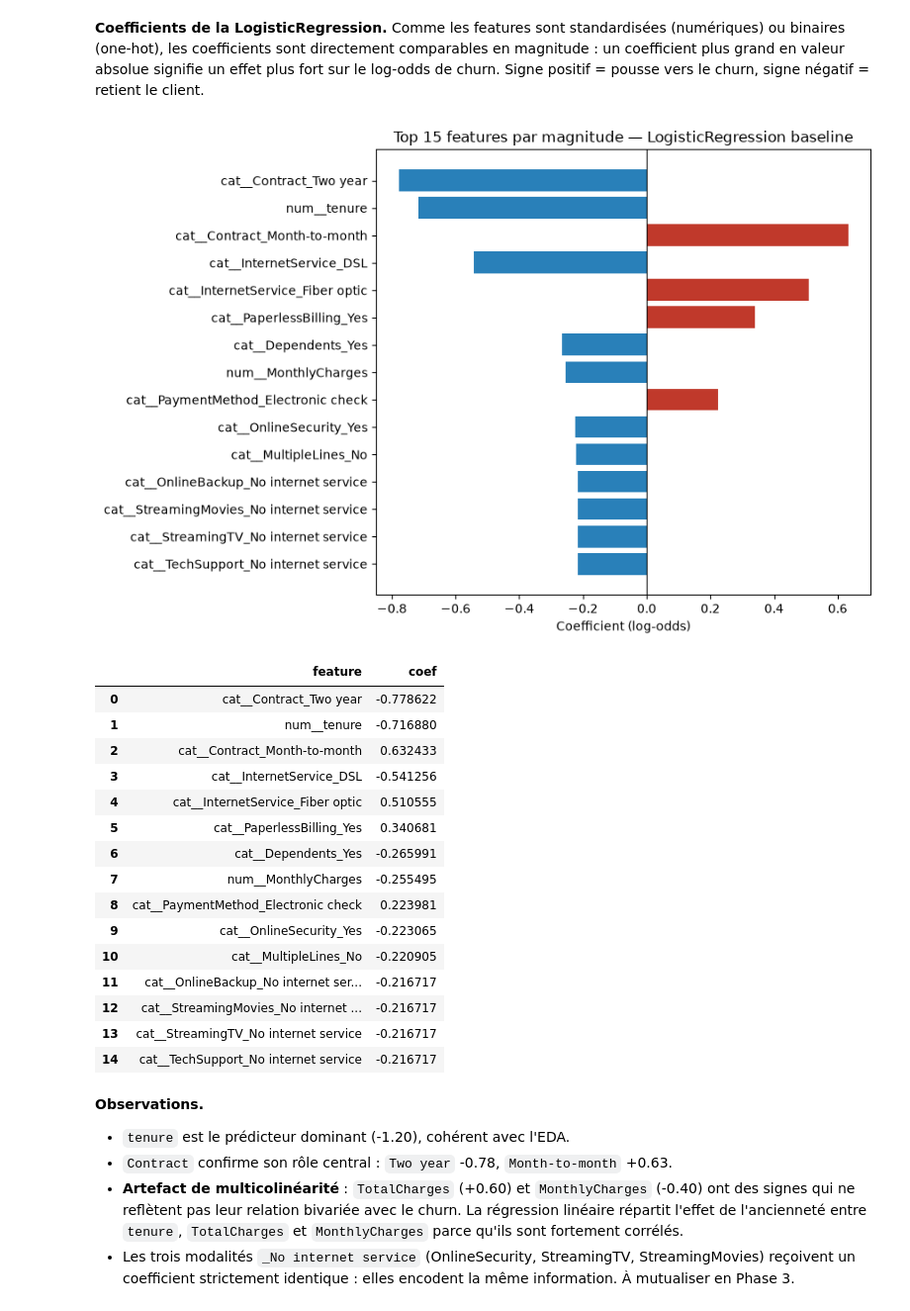
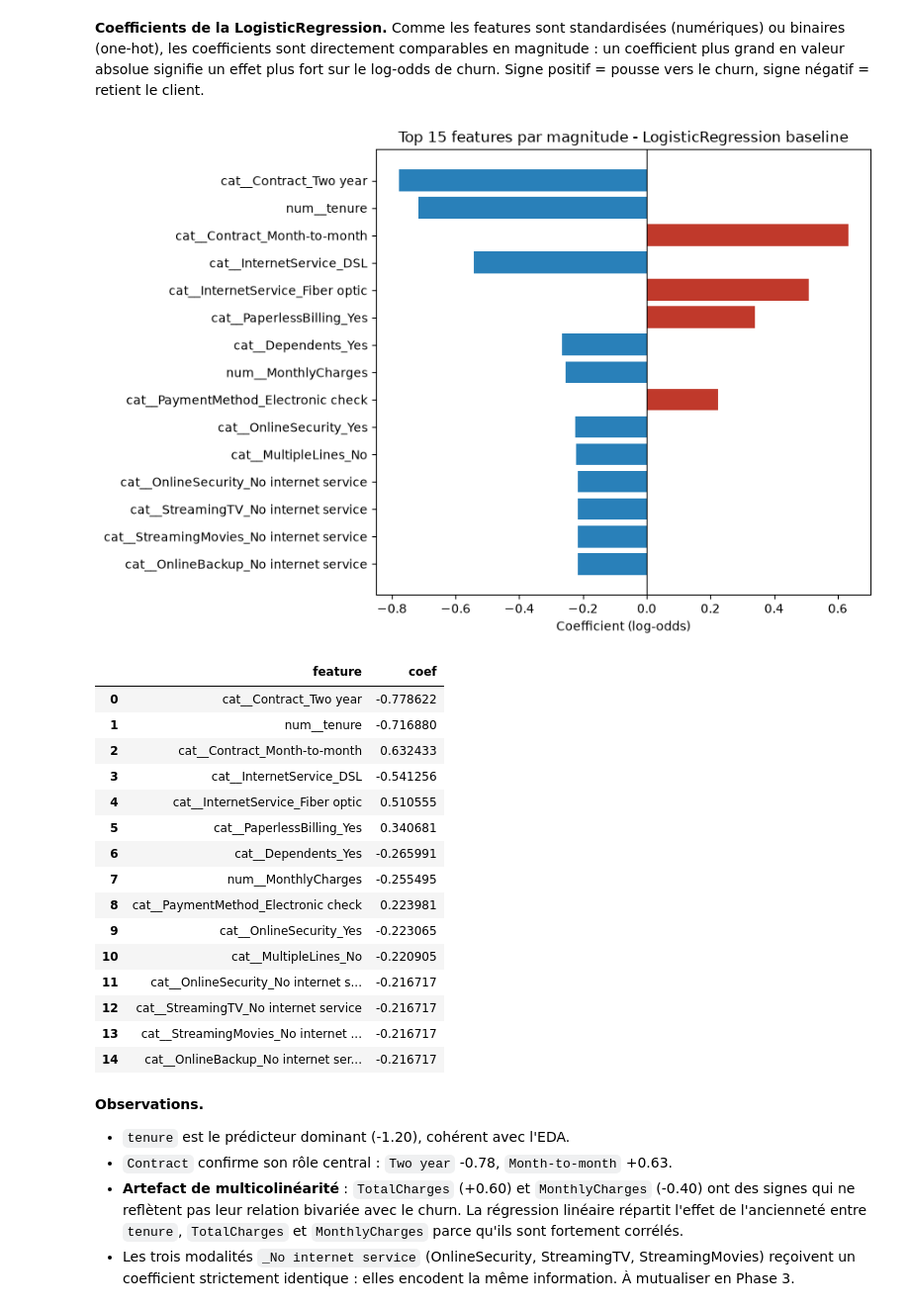
Before and after one commit to capristunt/telco-churn-scoring, a Jupyter notebook: notebooks/02_baseline_model.ipynb, the cells around one changed output. Shown at 99% size. Drawn from its saved outputs; the diff is of its cells as text; code cells hidden in the pictures.

```diff
--- a/notebooks/02_baseline_model.ipynb
+++ b/notebooks/02_baseline_model.ipynb
@@ -246,32 +246,32 @@ le churn, signe négatif = retient le client.
 # %%
 # Récupération des noms de features après ColumnTransformer
 feature_names = logreg_pipe.named_steps["preprocessor"].get_feature_names_out()
 coefs = logreg_pipe.named_steps["classifier"].coef_[0]
 
 coef_df = (
     pd.DataFrame({"feature": feature_names, "coef": coefs})
     .assign(abs_coef=lambda d: d["coef"].abs())
     .sort_values("abs_coef", ascending=False)
     .drop(columns="abs_coef")
     .reset_index(drop=True)
 )
 
 # Top 15 features par magnitude
 top = coef_df.head(15).iloc[::-1]
 colors = ["#c0392b" if c > 0 else "#2980b9" for c in top["coef"]]
 
 fig, ax = plt.subplots(figsize=(9, 6))
 ax.barh(top["feature"], top["coef"], color=colors)
 ax.axvline(0, color="black", linewidth=0.8)
 ax.set_xlabel("Coefficient (log-odds)")
-ax.set_title("Top 15 features par magnitude — LogisticRegression baseline")
+ax.set_title("Top 15 features par magnitude - LogisticRegression baseline")
 fig.tight_layout()
 fig.savefig(FIGURES_DIR / "logreg_coefficients_baseline.png", dpi=120)
 plt.show()
 
 coef_df.head(15)
 # %% [output]
-[figure, old version]
+[figure, new version]
 |  | feature | coef |
 | 0 | cat__Contract_Two year | -0.778622 |
 | 1 | num__tenure | -0.716880 |
@@ -284,10 +284,10 @@ coef_df.head(15)
 | 8 | cat__PaymentMethod_Electronic check | 0.223981 |
 | 9 | cat__OnlineSecurity_Yes | -0.223065 |
 | 10 | cat__MultipleLines_No | -0.220905 |
-| 11 | cat__OnlineBackup_No internet ser... | -0.216717 |
-| 12 | cat__StreamingMovies_No internet ... | -0.216717 |
-| 13 | cat__StreamingTV_No internet service | -0.216717 |
-| 14 | cat__TechSupport_No internet service | -0.216717 |
+| 11 | cat__OnlineSecurity_No internet s... | -0.216717 |
+| 12 | cat__StreamingTV_No internet service | -0.216717 |
+| 13 | cat__StreamingMovies_No internet ... | -0.216717 |
+| 14 | cat__OnlineBackup_No internet ser... | -0.216717 |
 # %% [markdown]
 **Observations.**
 
```
Also changed, not shown: parts of 2 cells of this notebook, 9 other files.
